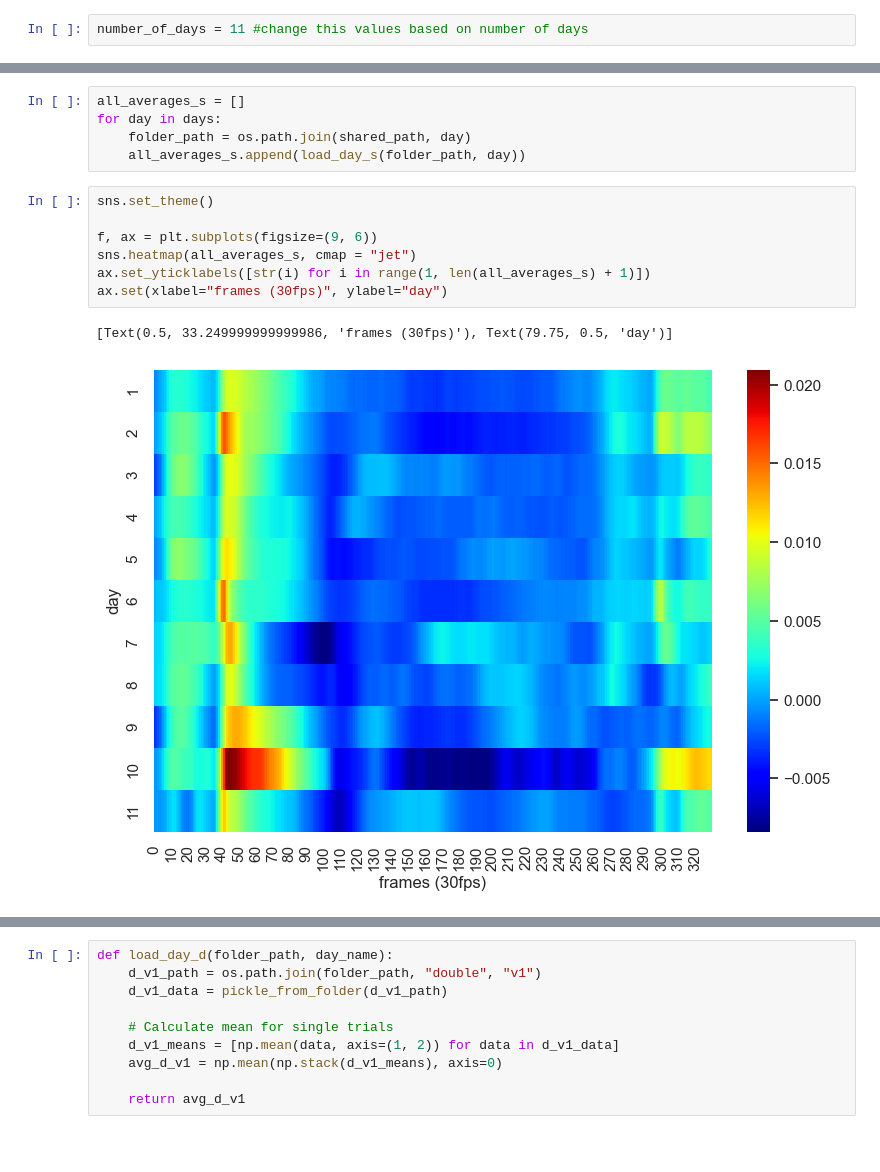
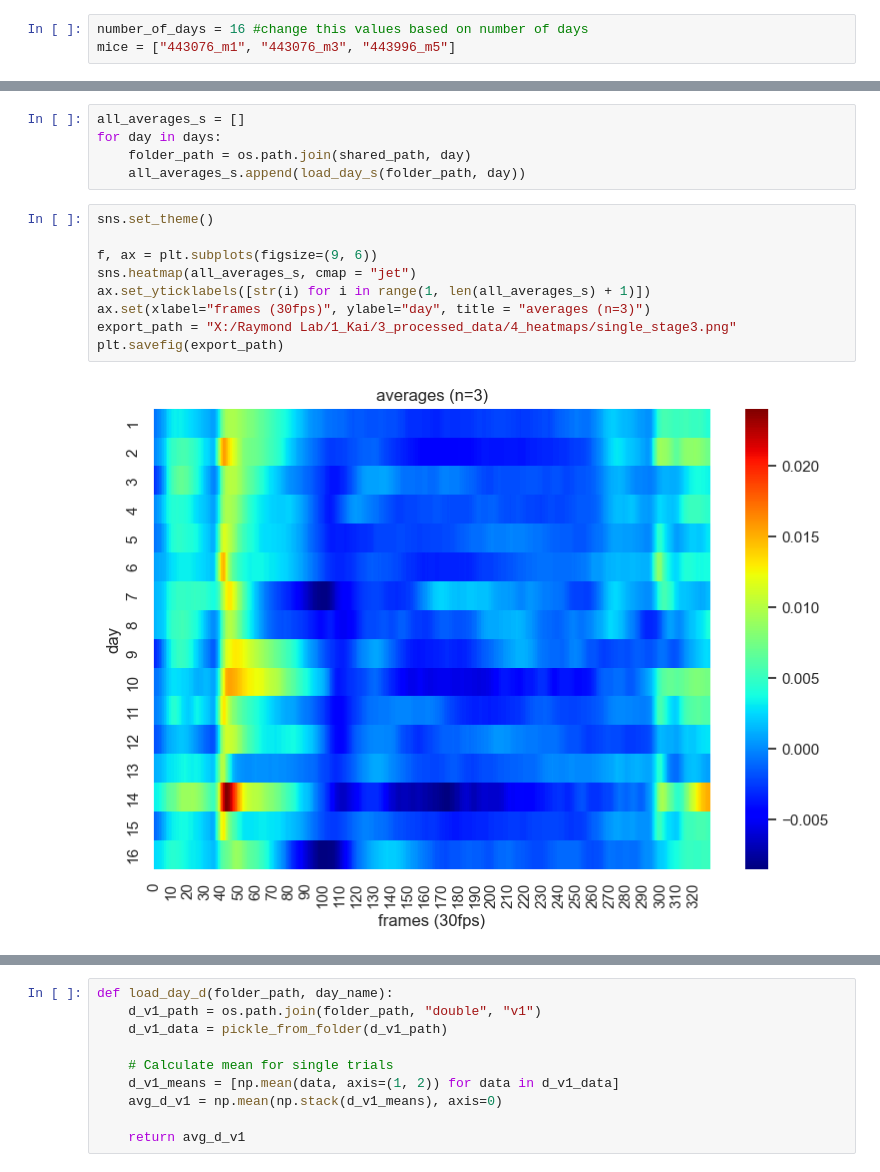
Before and after one commit to ktrap06/corticalanalysis, a Jupyter notebook: Notebook/heatmaps_stage3.ipynb, the cells around one changed output, grey strips where cells are left out. Cells and saved outputs as stored; diff of their text form; blank space fills up the shorter version.

```diff
--- a/Notebook/heatmaps_stage3.ipynb
+++ b/Notebook/heatmaps_stage3.ipynb
@@ -10,7 +10,8 @@ import os
 import pickle
 import seaborn as sns
 # %%
-number_of_days = 11 #change this values based on number of days
+number_of_days = 16 #change this values based on number of days
+mice = ["443076_m1", "443076_m3", "443996_m5"]
 # %% [markdown]
 ## load files from folder
 # %%
@@ -57,10 +58,11 @@ for day in days:
 # %%
 sns.set_theme()
 
 f, ax = plt.subplots(figsize=(9, 6))
 sns.heatmap(all_averages_s, cmap = "jet")
 ax.set_yticklabels([str(i) for i in range(1, len(all_averages_s) + 1)])
-ax.set(xlabel="frames (30fps)", ylabel="day")
+ax.set(xlabel="frames (30fps)", ylabel="day", title = "averages (n=3)")
+export_path = "X:/Raymond Lab/1_Kai/3_processed_data/4_heatmaps/single_stage3.png"
+plt.savefig(export_path)
 # %% [output]
-[Text(0.5, 33.249999999999986, 'frames (30fps)'), Text(79.75, 0.5, 'day')]
-[figure, old version]
+[figure, new version]
```
Also changed, not shown: parts of 13 cells of this notebook, 6 other files.
